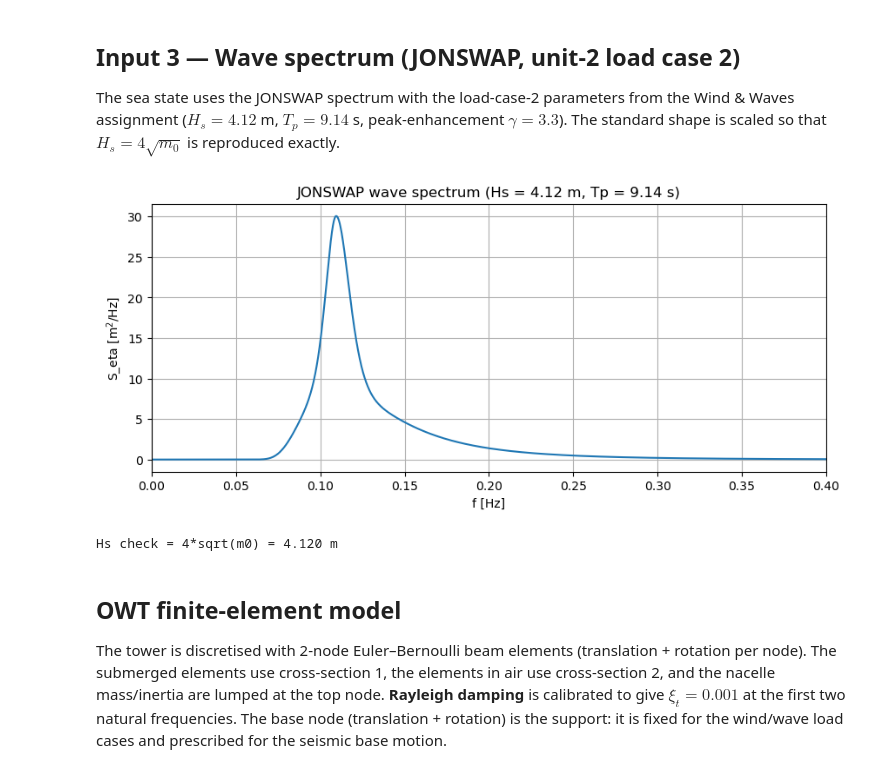
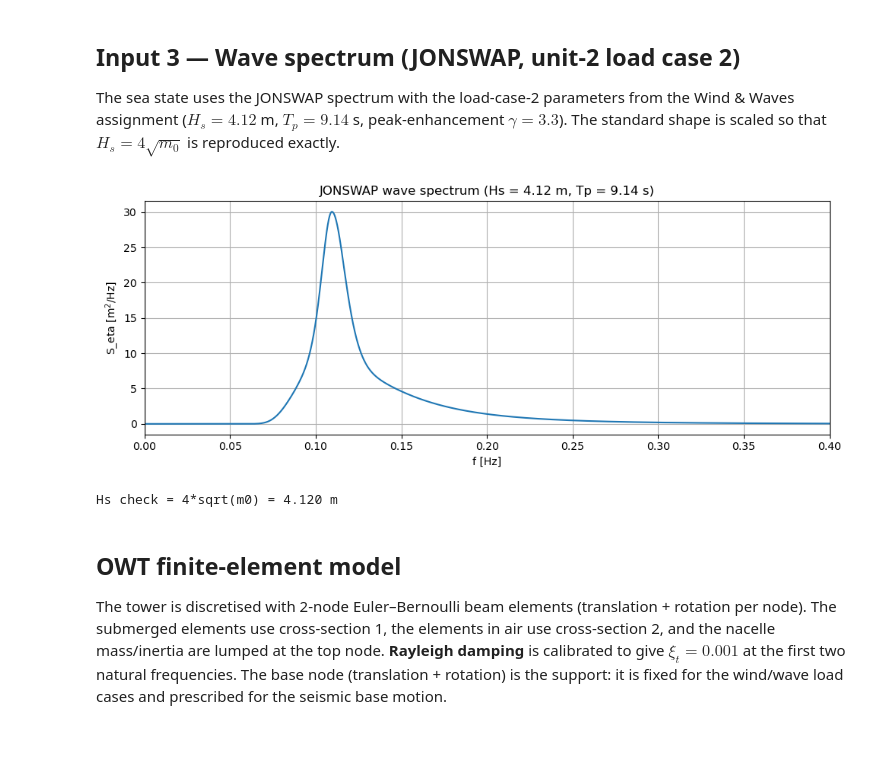
Before and after one commit to josems06-crypto/CIEM5220_Earthquakes, a Jupyter notebook: EQPA_Q4_random_vibrations.ipynb, the cells around one changed output. Drawn from its saved outputs; the diff is of its cells as text; code cells hidden in the pictures; blank space fills up the shorter version.

```diff
--- a/EQPA_Q4_random_vibrations.ipynb
+++ b/EQPA_Q4_random_vibrations.ipynb
@@ -24,10 +24,13 @@ from scipy.fft import rfft, rfftfreq
 from scipy.linalg import eigh
 from scipy.optimize import brentq
 from scipy.stats import norm
+from pathlib import Path
 
 plt.rcParams['figure.figsize'] = (10, 4)
 plt.rcParams['axes.grid'] = True
 g = 9.81
+images = Path('images')
+images.mkdir(exist_ok=True)
 
 # Group parameter digits A..G
 A, B, C, D, E, F, G = 6, 6, 1, 1, 2, 5, 7
@@ -176,32 +181,35 @@ scaled so that $H_s = 4\sqrt{m_0}$ is reproduced exactly.
 # %%
 Hs_w, Tp_w, gamma = 4.12, 9.14, 3.3        # load case 2 (U10 = 19 m/s)
 
 def S_eta_shape(f):
     """Un-normalised JONSWAP spectral shape."""
     f  = np.atleast_1d(f).astype(float)
     fp = 1/Tp_w
     sig = np.where(f <= fp, 0.07, 0.09)
     S = np.zeros_like(f)
     m = f > 1e-6
     r = np.exp(-(f[m]-fp)**2 / (2*sig[m]**2*fp**2))
     S[m] = (g**2 * (2*np.pi)**-4 * f[m]**-5
             * np.exp(-1.25*(fp/f[m])**4) * gamma**r)
     return S
 
 _fg = np.linspace(1e-3, 1, 20000)
-scale = (Hs_w / (4*np.sqrt(np.trapz(S_eta_shape(_fg), _fg))))**2
+scale = (Hs_w / (4*np.sqrt(np.trapezoid(S_eta_shape(_fg), _fg))))**2
 
 def S_eta(f):
     """One-sided wave-elevation PSD [m^2/Hz]."""
     return scale * S_eta_shape(f)
 
-plt.figure()
-plt.plot(_fg, S_eta(_fg))
-plt.title(f'JONSWAP wave spectrum (Hs = {Hs_w} m, Tp = {Tp_w} s)')
-plt.xlabel('f [Hz]'); plt.ylabel('S_eta [m$^2$/Hz]'); plt.xlim(0, 0.4); plt.show()
-print(f"Hs check = 4*sqrt(m0) = {4*np.sqrt(np.trapz(S_eta(_fg), _fg)):.3f} m")
+fig, ax = plt.subplots(figsize=(10, 4))
+ax.plot(_fg, S_eta(_fg))
+ax.set_title(f'JONSWAP wave spectrum (Hs = {Hs_w} m, Tp = {Tp_w} s)')
+ax.set_xlabel('f [Hz]'); ax.set_ylabel('S_eta [m$^2$/Hz]'); ax.set_xlim(0, 0.4)
+plt.tight_layout()
+fig.savefig(images / 'q4_wave_spectrum.png', bbox_inches='tight', dpi=200)
+plt.show()
+print(f"Hs check = 4*sqrt(m0) = {4*np.sqrt(np.trapezoid(S_eta(_fg), _fg)):.3f} m")
 # %% [output]
-[figure, old version]
+[figure, new version]
 Hs check = 4*sqrt(m0) = 4.120 m
 # %% [markdown]
 ## OWT finite-element model
```
Also changed, not shown: parts of 5 cells of this notebook, 13 other files.
